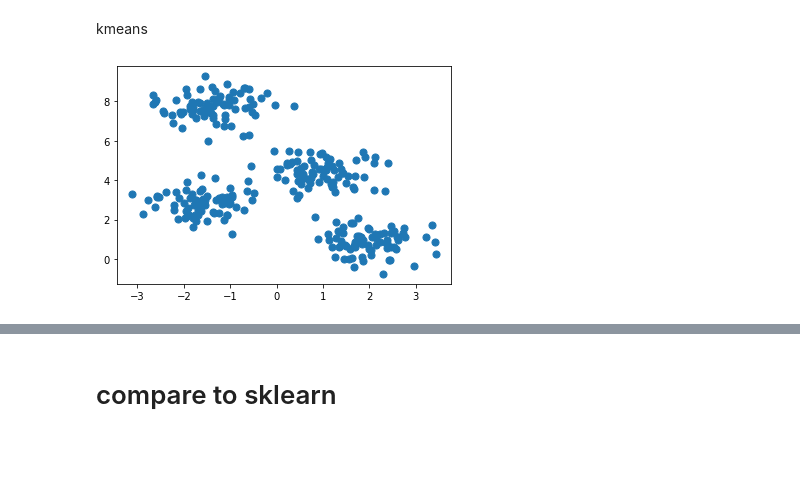
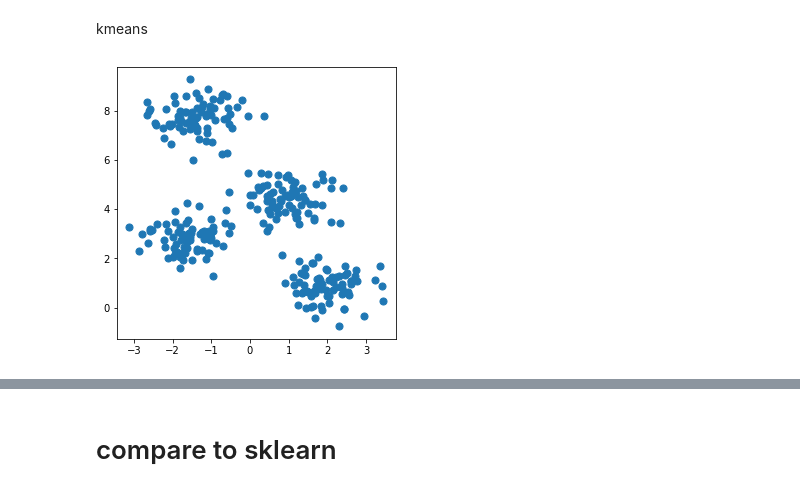
Before and after one commit to sokrypton/laxy, a Jupyter notebook: examples/kmeans_jax.ipynb, the cells around one changed output, grey strips where cells are left out. Cells and saved outputs as stored; diff of their text form; code cells hidden in the pictures; blank space fills up the shorter version.

```diff
--- a/examples/kmeans_jax.ipynb
+++ b/examples/kmeans_jax.ipynb
@@ -98,11 +94,13 @@ def kmeans(X, X_weight, n_clusters=8, n_init=10, max_iter=300, tol=1e-4, seed=0)
   return {**out, "cat":cat}
 # %%
 from sklearn.datasets import make_blobs
+plt.figure(figsize=(5,5))
 X, y_true = make_blobs(n_samples=300, centers=4,
                        cluster_std=0.60, random_state=0)
-plt.scatter(X[:, 0], X[:, 1], s=50);
+plt.scatter(X[:, 0], X[:, 1], s=50)
+plt.show()
 # %% [output]
-[figure, old version]
+[figure, new version]
 # %%
 # jit compile kmeans
 kmeans_jit = jax.jit(kmeans,static_argnums=(2,3,4,5,6))
```
Also changed, not shown: parts of 7 cells of this notebook.
